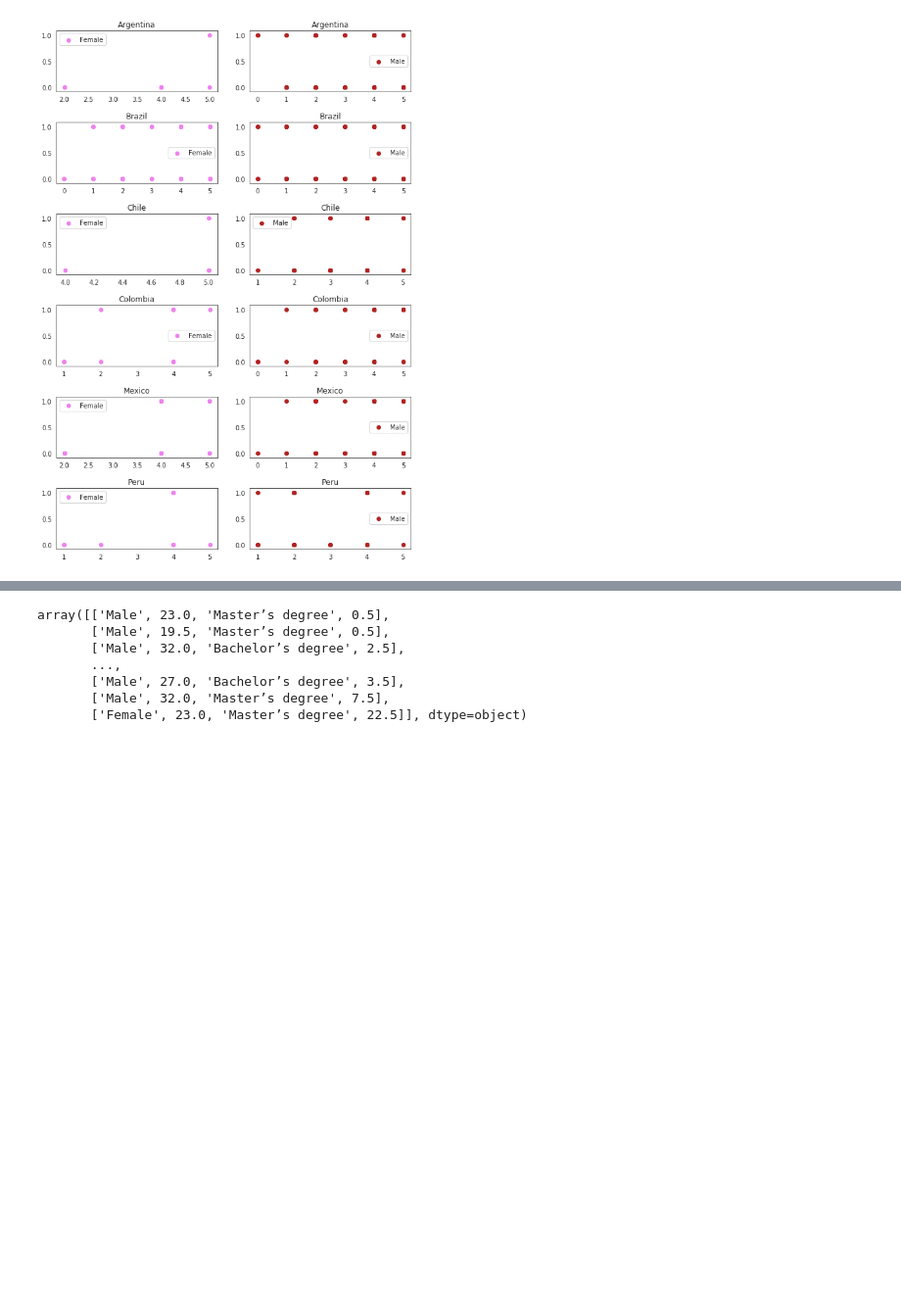
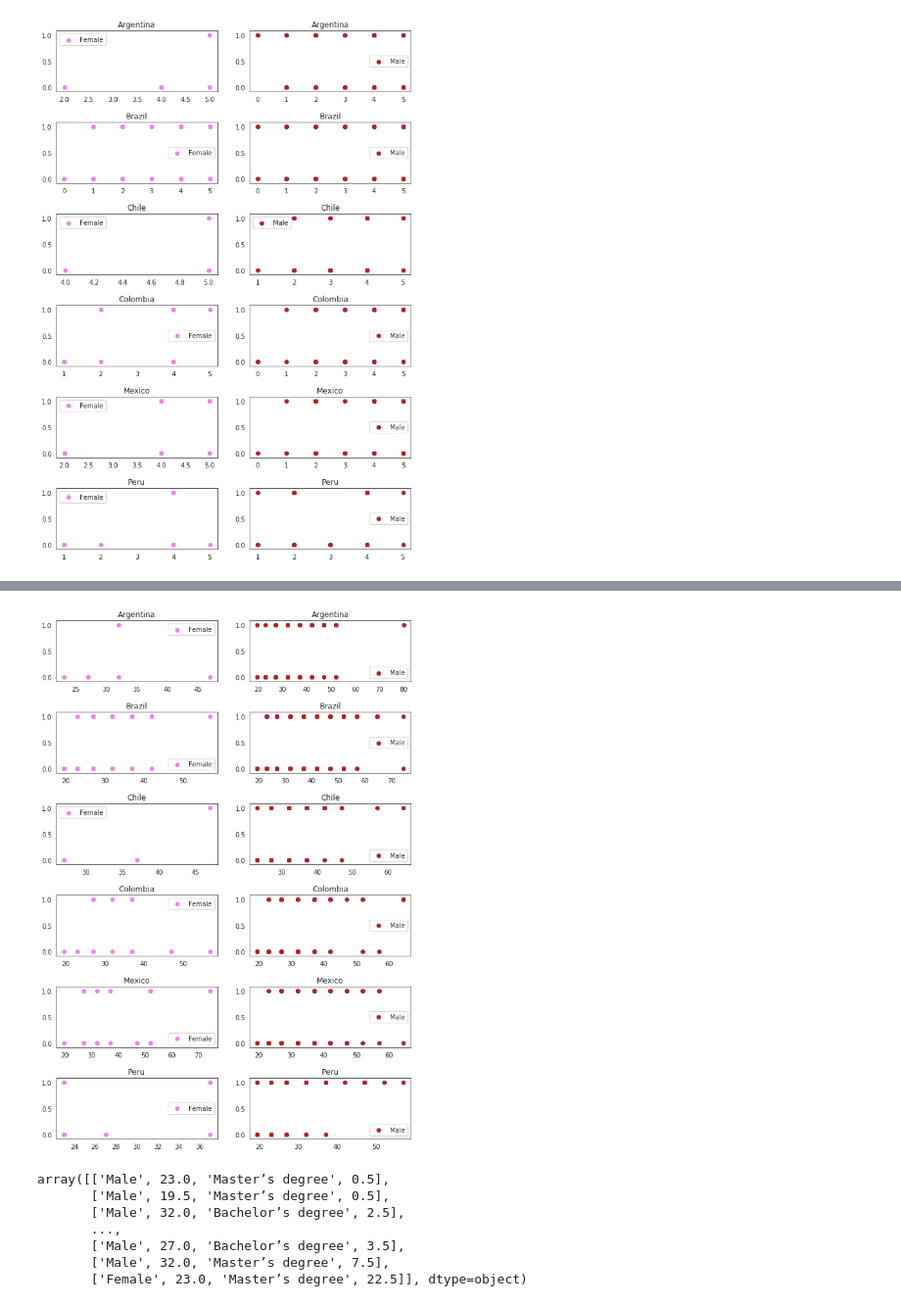
Before and after one commit to JoseMontanaC/JoseAlejandroMontana_Final, a Jupyter notebook: JoseAlejandroMontana_Final.ipynb, the cells around one changed output, grey strips where cells are left out. Shown at 98% size. Drawn from its saved outputs; the diff is of its cells as text; code cells hidden in the pictures; blank space fills up the shorter version.

```diff
--- a/JoseAlejandroMontana_Final.ipynb
+++ b/JoseAlejandroMontana_Final.ipynb
@@ -306,3 +341,7 @@ plt.show()
+# %%
+plotting_Caracteristics_lat("New_Age")
+# %% [output]
+[figure, added]
 # %%
 dataX = New_data[New_data['Country'] == 'India']
 X = np.array(dataX[['Gender', 'New_Age', 'Education','New_Experience']].dropna())
```
Also changed, not shown: parts of 3 cells of this notebook.
